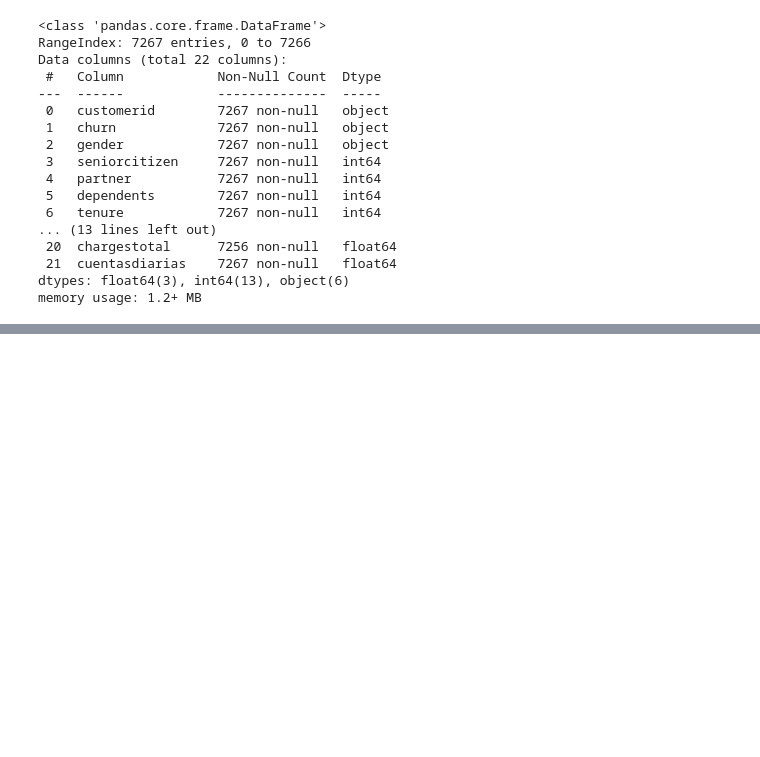
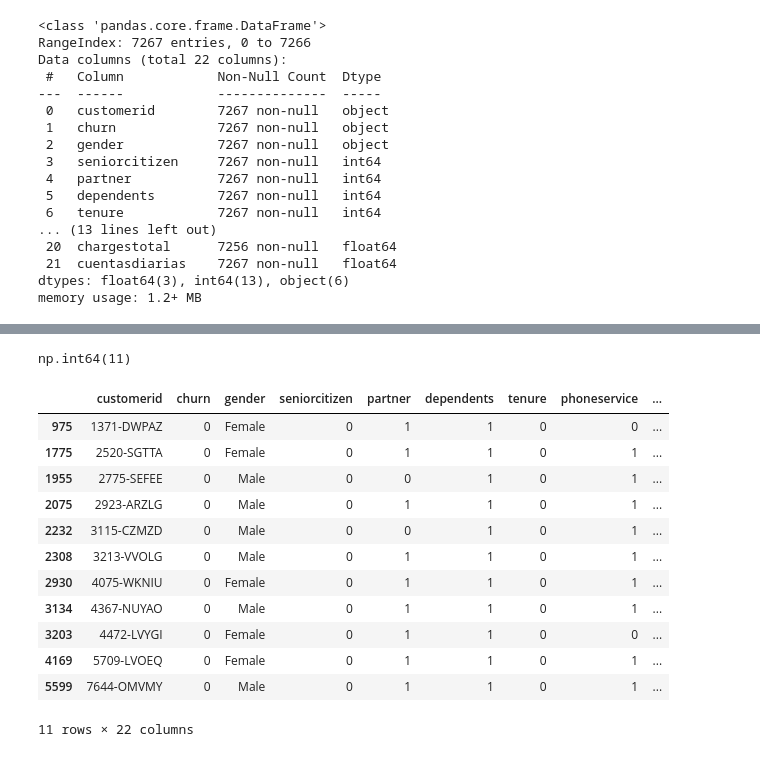
Before and after one commit to pierobadano/Desafio-TelecomX-P1, a Jupyter notebook: Desafio_Telecom_p1.ipynb, the cells around one changed output, grey strips where cells are left out. Saved outputs shown, nothing was run; the diff lists cells and outputs as text; code cells hidden in the pictures; blank space fills up the shorter version.

```diff
--- a/Desafio_Telecom_p1.ipynb
+++ b/Desafio_Telecom_p1.ipynb
@@ -198,0 +272,21 @@ memory usage: 1.2+ MB
+# %%
+datos["chargestotal"].isnull().sum()
+# %% [output]
+np.int64(11)
+# %%
+datos[datos['chargestotal'].isna()] #habian valores nulos no detectados, puesto que las celdas estaban ocupadas, con un espacio, por lo que al momento de convetirlas a float con dtype, ocurria error
+                                    # al cambiar el dtype con is numeric, convertimos estas celdas en NaN, lo que al analizar los parametros estadisticos, vemos una diferencia
+# %% [output]
+|  | customerid | churn | gender | seniorcitizen | partner | dependents | tenure | phoneservice | ... |
+| 975 | 1371-DWPAZ | 0 | Female | 0 | 1 | 1 | 0 | 0 | ... |
+| 1775 | 2520-SGTTA | 0 | Female | 0 | 1 | 1 | 0 | 1 | ... |
+| 1955 | 2775-SEFEE | 0 | Male | 0 | 0 | 1 | 0 | 1 | ... |
+| 2075 | 2923-ARZLG | 0 | Male | 0 | 1 | 1 | 0 | 1 | ... |
+| 2232 | 3115-CZMZD | 0 | Male | 0 | 0 | 1 | 0 | 1 | ... |
+| 2308 | 3213-VVOLG | 0 | Male | 0 | 1 | 1 | 0 | 1 | ... |
+| 2930 | 4075-WKNIU | 0 | Female | 0 | 1 | 1 | 0 | 1 | ... |
+| 3134 | 4367-NUYAO | 0 | Male | 0 | 1 | 1 | 0 | 1 | ... |
+| 3203 | 4472-LVYGI | 0 | Female | 0 | 1 | 1 | 0 | 0 | ... |
+| 4169 | 5709-LVOEQ | 0 | Female | 0 | 1 | 1 | 0 | 1 | ... |
+| 5599 | 7644-OMVMY | 0 | Male | 0 | 1 | 1 | 0 | 1 | ... |
+11 rows × 22 columns
```
Also changed, not shown: parts of 8 cells of this notebook.
